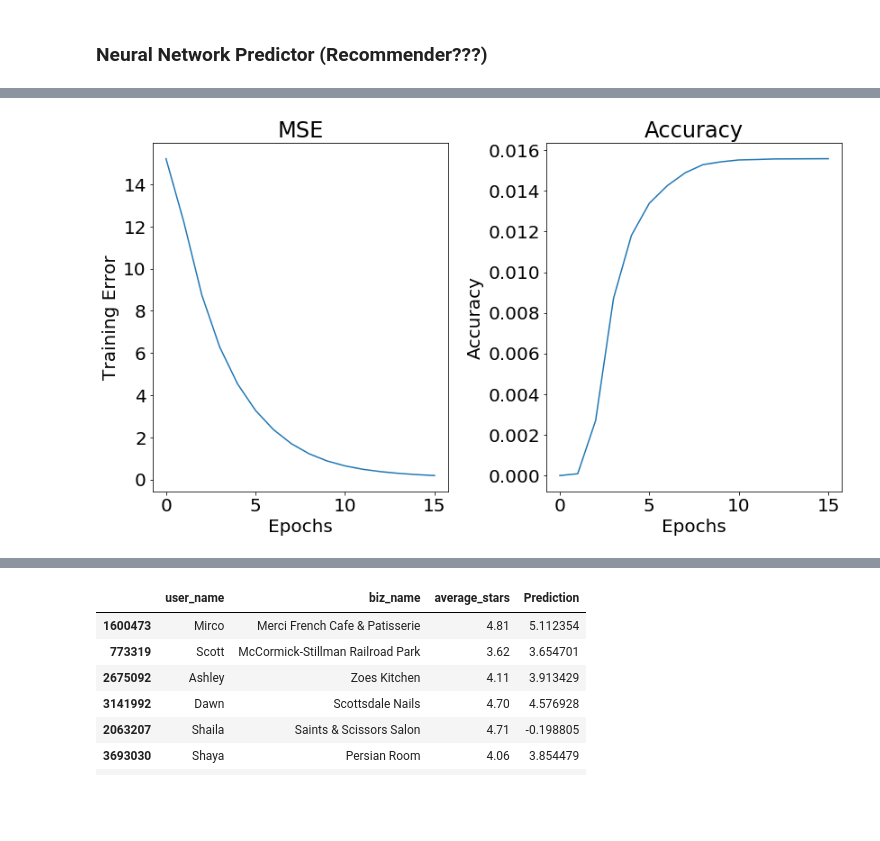
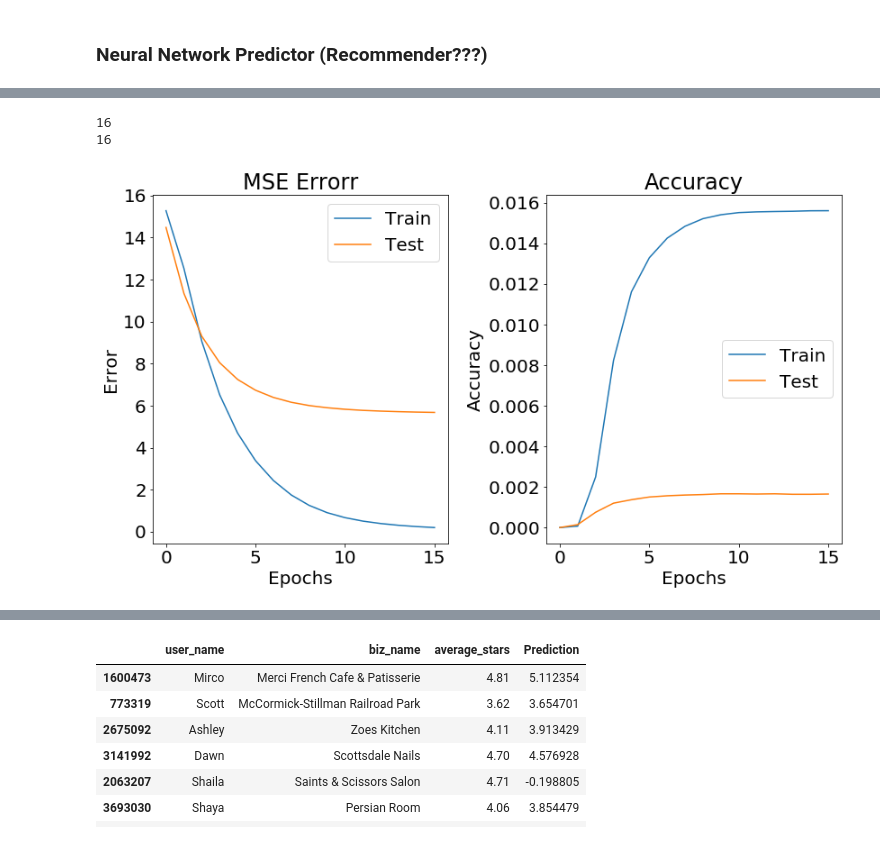
Before and after one commit to yuchild/yelp_cap3_jupyter, a Jupyter notebook: yelp_users_help_from_yelp.ipynb, the cells around one changed output, grey strips where cells are left out. Saved outputs shown, nothing was run; the diff lists cells and outputs as text; code cells hidden in the pictures; blank space fills up the shorter version.

```diff
--- a/yelp_users_help_from_yelp.ipynb
+++ b/yelp_users_help_from_yelp.ipynb
@@ -485,7 +485,7 @@ from tensorflow.keras.callbacks import Callback
 
 import os
 # %%
-X, X_test, model, history = NN_Model(df = user_rev_biz
-                                     , n_factors = 5
-                                     , ep = 16)
+user_id_dict, biz_id_dict, X, X_test, model, history = NN_Model(df = user_rev_biz
+                                                                , n_factors = 5
+                                                                , ep = 16)
 # %% [output]
@@ -509,16 +545,27 @@ INFO:tensorflow:Assets written to: NN_Embed_Model/assets
+# %%
+print(len(test_loss))
+print(len(test_accuracy))
+# %% [output]
+16
+16
 # %%
 fig, ax = plt.subplots(1, 2, figsize=(12,7), tight_layout=True)
-ax[0].plot(history.history['loss'])
+ax[0].plot(history.history['loss'], label='Train')
+ax[0].plot(test_loss, label='Test')
 ax[0].set_xlabel('Epochs')
-ax[0].set_ylabel('Training Error')
-ax[0].set_title('MSE')
+ax[0].set_ylabel('Error')
+ax[0].set_title('MSE Errorr')
+ax[0].legend()
 
-ax[1].plot(history.history['accuracy'])
+ax[1].plot(history.history['accuracy'], label='Train')
+ax[1].plot(test_accuracy, label='Test')
 ax[1].set_xlabel('Epochs')
 ax[1].set_ylabel('Accuracy')
-ax[1].set_title('Accuracy');
+ax[1].set_title('Accuracy')
+ax[1].legend();
+plt.savefig('png/NN_loss_acc.png')
 # %% [output]
-[figure, old version]
+[figure, new version]
 # %%
 history.history['loss']
 # %% [output]
```
Also changed, not shown: parts of 8 cells of this notebook, 10 other files.
